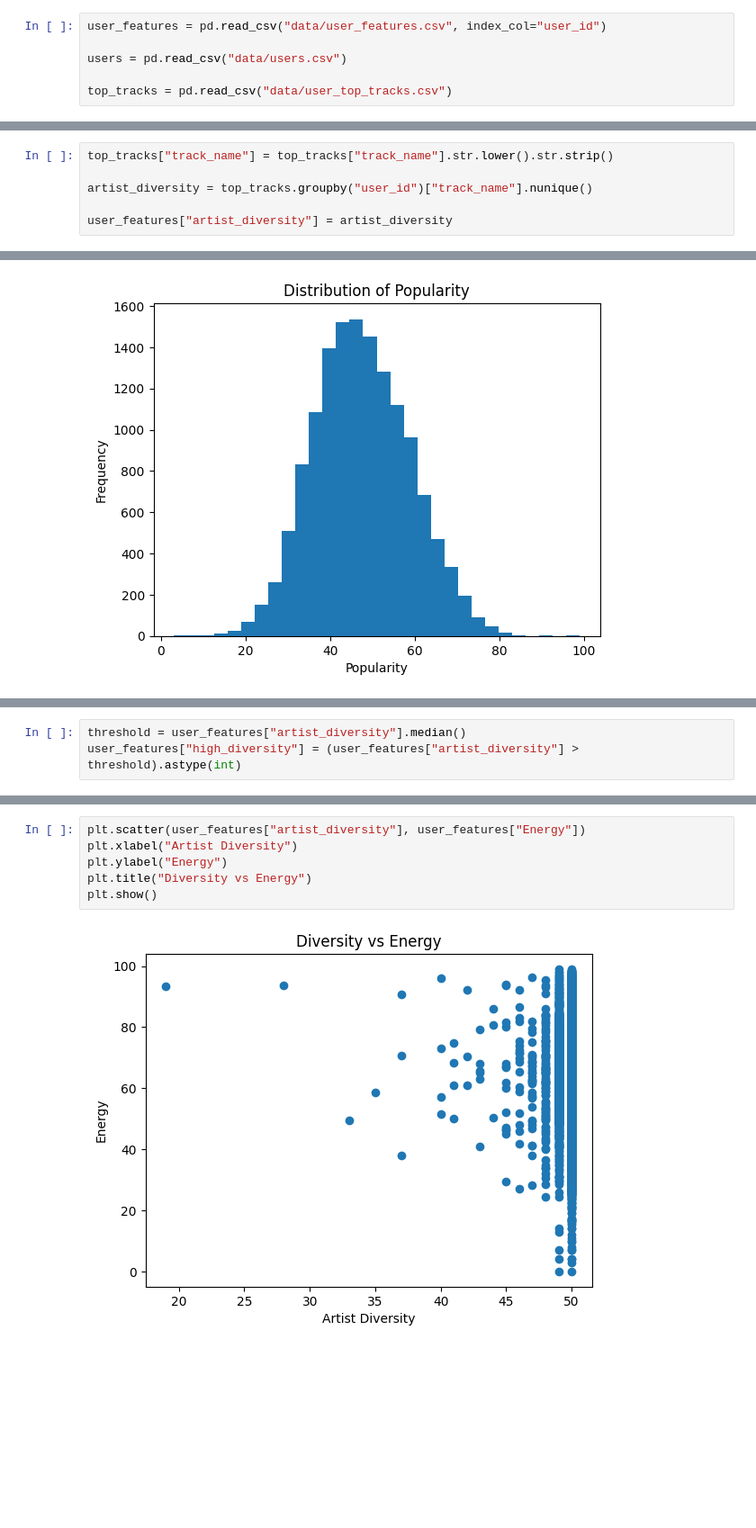
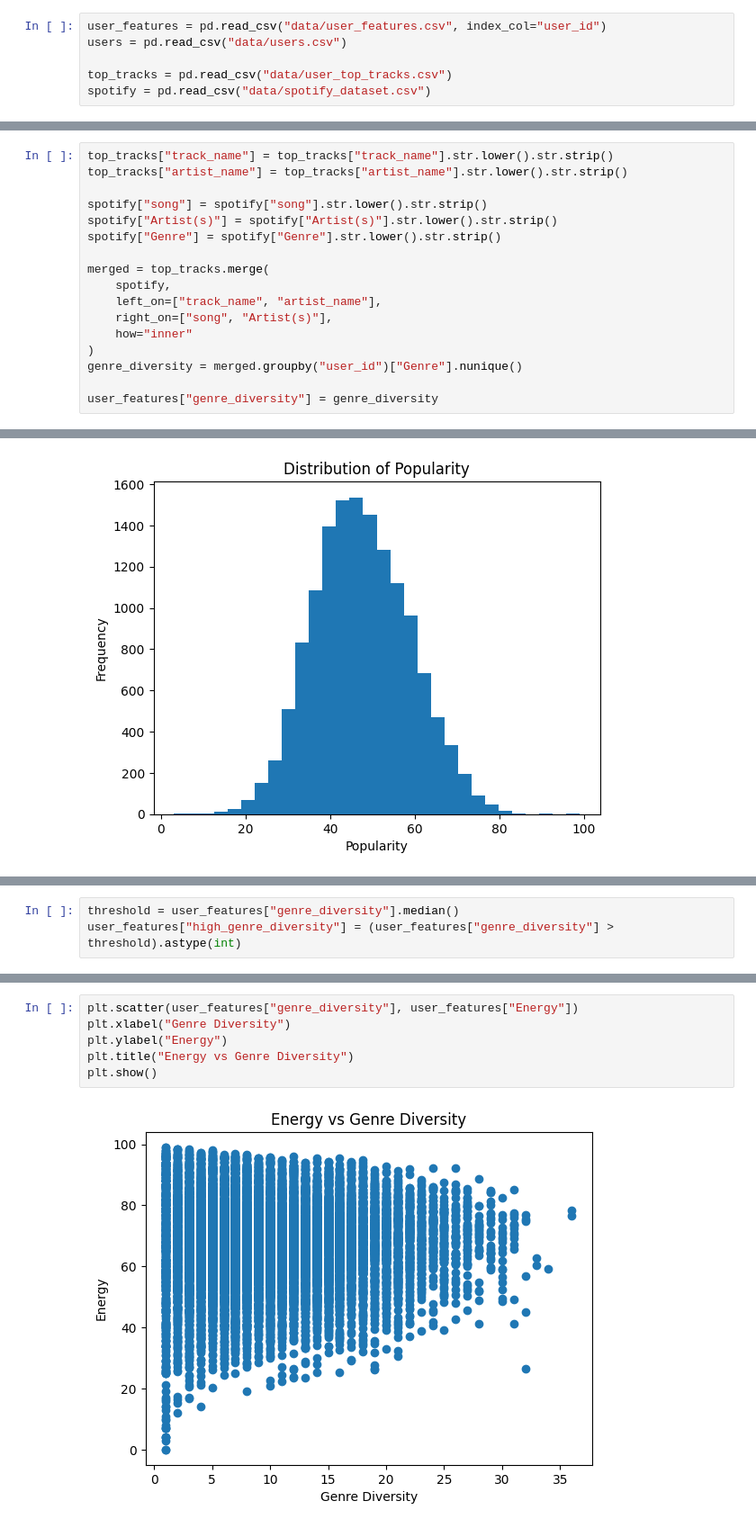
Before and after one commit to samikshakarimbil/genre-predictor, a Jupyter notebook: data_exploration.ipynb, the cells around one changed output, grey strips where cells are left out. Shown at 90% size. Cells and saved outputs as stored; diff of their text form; blank space fills up the shorter version.

Commit message:
Updated data exploration notebook to use genre diversity

```diff
--- a/data_exploration.ipynb
+++ b/data_exploration.ipynb
@@ -14,6 +14,6 @@ We begin by loading the user-level dataset created in `data_collection.ipynb`. T
 # %%
 user_features = pd.read_csv("data/user_features.csv", index_col="user_id")
-
 users = pd.read_csv("data/users.csv")
 
 top_tracks = pd.read_csv("data/user_top_tracks.csv")
+spotify = pd.read_csv("data/spotify_dataset.csv")
@@ -24,6 +19,0 @@ Artist (or track) diversity is defined as the number of unique tracks a user has
-# %%
-top_tracks["track_name"] = top_tracks["track_name"].str.lower().str.strip()
-
-artist_diversity = top_tracks.groupby("user_id")["track_name"].nunique()
-
-user_features["artist_diversity"] = artist_diversity
@@ -33,0 +24,17 @@ We use `.describe()` to summarize each quantitative variable. These statistics h
+# %%
+top_tracks["track_name"] = top_tracks["track_name"].str.lower().str.strip()
+top_tracks["artist_name"] = top_tracks["artist_name"].str.lower().str.strip()
+
+spotify["song"] = spotify["song"].str.lower().str.strip()
+spotify["Artist(s)"] = spotify["Artist(s)"].str.lower().str.strip()
+spotify["Genre"] = spotify["Genre"].str.lower().str.strip()
+
+merged = top_tracks.merge(
+    spotify,
+    left_on=["track_name", "artist_name"],
+    right_on=["song", "Artist(s)"],
+    how="inner"
+)
+genre_diversity = merged.groupby("user_id")["Genre"].nunique()
+
+user_features["genre_diversity"] = genre_diversity
@@ -101,4 +98,4 @@ To compare groups of users, we convert `artist_diversity` into a binary variable
 # %%
-threshold = user_features["artist_diversity"].median()
-user_features["high_diversity"] = (user_features["artist_diversity"] > threshold).astype(int)
+threshold = user_features["genre_diversity"].median()
+user_features["high_genre_diversity"] = (user_features["genre_diversity"] > threshold).astype(int)
 # %% [markdown]
@@ -110,9 +105,9 @@ The trend shows that most users cluster around high diversity, but within that g
 # %%
-plt.scatter(user_features["artist_diversity"], user_features["Energy"])
-plt.xlabel("Artist Diversity")
+plt.scatter(user_features["genre_diversity"], user_features["Energy"])
+plt.xlabel("Genre Diversity")
 plt.ylabel("Energy")
-plt.title("Diversity vs Energy")
+plt.title("Energy vs Genre Diversity")
 plt.show()
 # %% [output]
-[figure, old version]
+[figure, new version]
 # %% [markdown]
```
Also changed, not shown: parts of 22 cells of this notebook.
